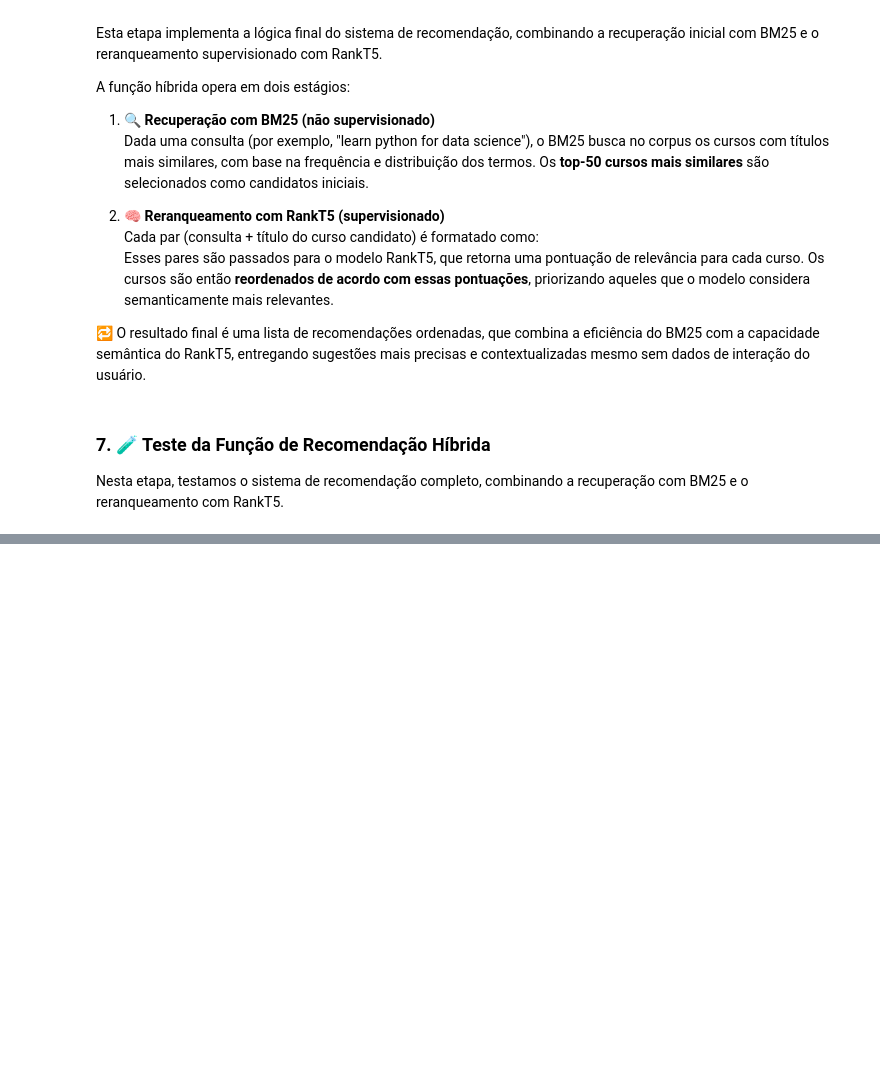
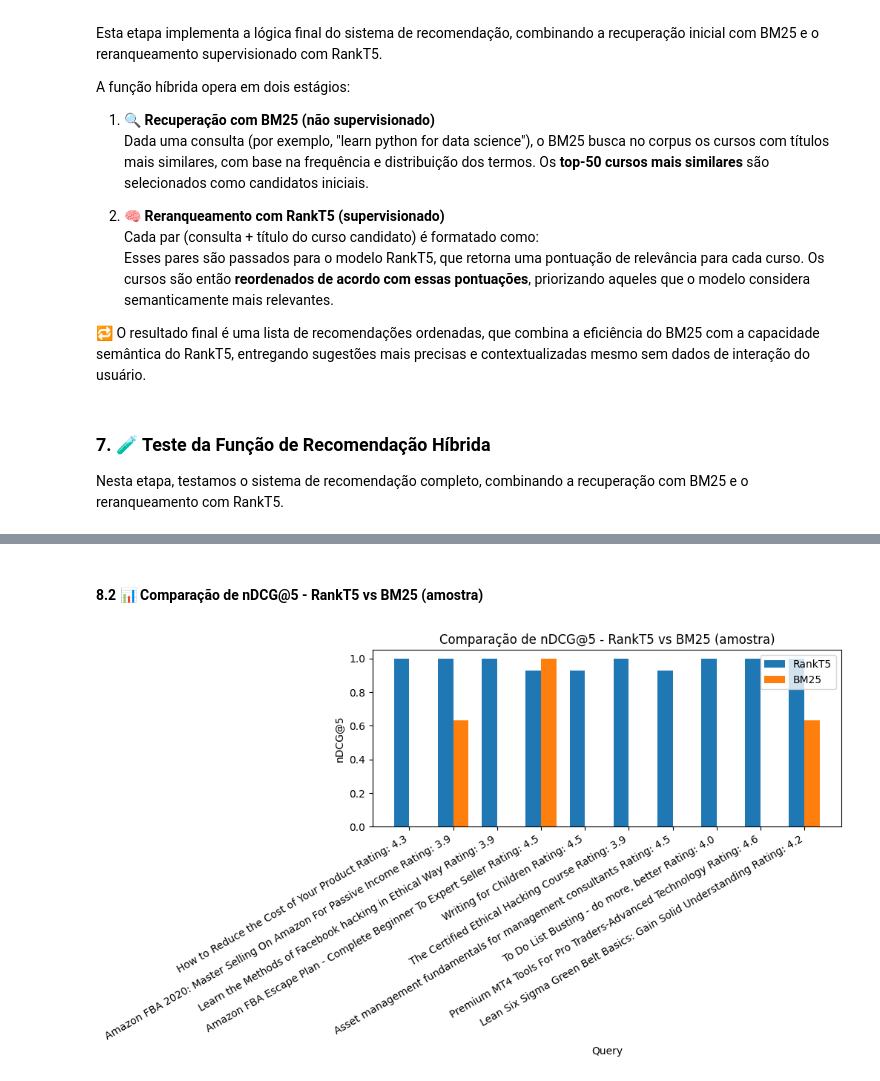
Before and after one commit to lattarian/projeto_aplicado_III, a Jupyter notebook: notebooks/bm25_rankt5.ipynb, the cells around one changed output, grey strips where cells are left out. Saved outputs shown, nothing was run; the diff lists cells and outputs as text; code cells hidden in the pictures; blank space fills up the shorter version.

```diff
--- a/notebooks/bm25_rankt5.ipynb
+++ b/notebooks/bm25_rankt5.ipynb
@@ -359,0 +462,25 @@ recommend_and_print("Cybersecurity")
+# %% [markdown]
+#### 8.2 📊 Comparação de nDCG@5 - RankT5 vs BM25 (amostra)
+# %%
+import matplotlib.pyplot as plt
+
+sample_df = df_results.sample(10)
+
+bar_width = 0.35
+index = range(len(sample_df))
+
+plt.figure(figsize=(10, 6))
+plt.bar([i - bar_width / 2 for i in index], sample_df["nDCG@5_RankT5"], width=bar_width, label="RankT5")
+plt.bar([i + bar_width / 2 for i in index], sample_df["nDCG@5_BM25"], width=bar_width, label="BM25")
+
+plt.xlabel("Query")
+plt.ylabel("nDCG@5")
+plt.title("Comparação de nDCG@5 - RankT5 vs BM25 (amostra)")
+plt.xticks(index, sample_df["query"], rotation=30, ha="right")
+plt.ylim(0, 1.05)
+plt.legend()
+plt.tight_layout()
+
+plt.show()
+# %% [output]
+[figure, added]
```
Also changed, not shown: parts of 4 cells of this notebook, 2 other files.
